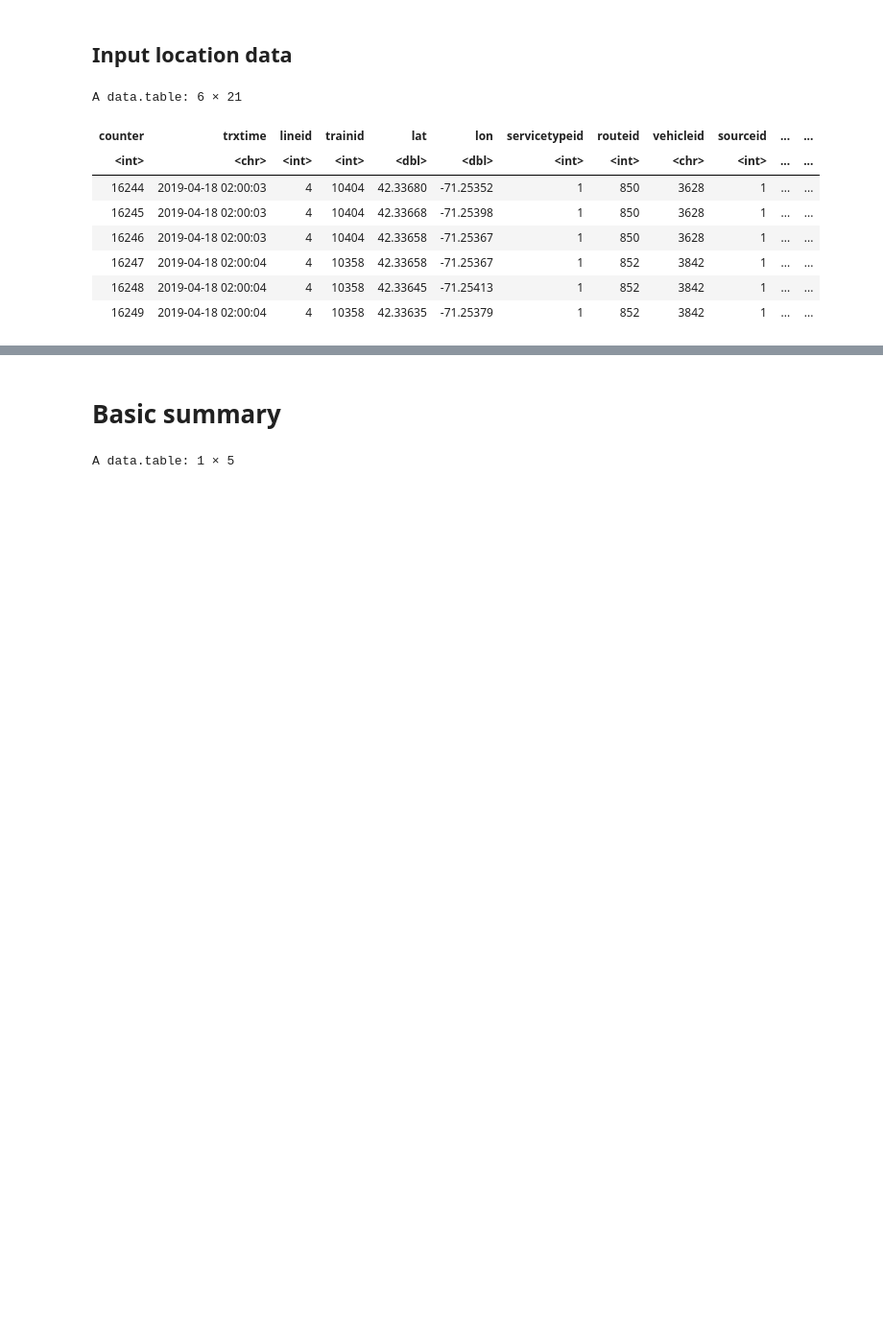
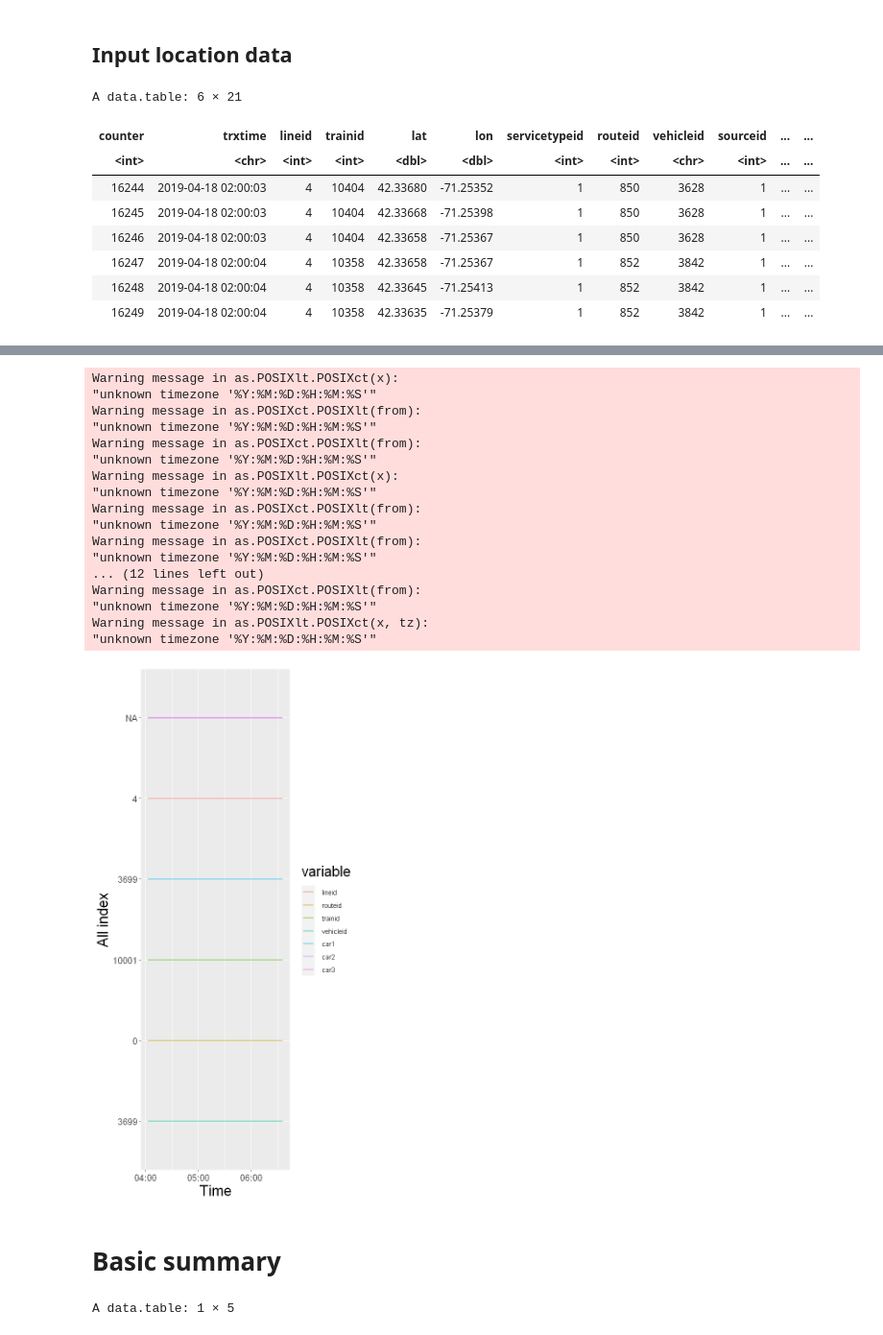
Before and after one commit to narslab/treem, a Jupyter notebook: bin/jupyter/vehicle-trajectory-computation.ipynb, the cells around one changed output, grey strips where cells are left out. Shown at 96% size. Saved outputs shown, nothing was run; the diff lists cells and outputs as text; code cells hidden in the pictures; blank space fills up the shorter version.

Commit message:
update train trajectory plot

```diff
--- a/bin/jupyter/vehicle-trajectory-computation.ipynb
+++ b/bin/jupyter/vehicle-trajectory-computation.ipynb
@@ -86,0 +196,2 @@ A data.table: 6 × 16
+# %%
+df_melt$time = as.POSIXct(df_melt$trxtime,"%Y:%M:%D:%H:%M:%S")
@@ -86,0 +207,25 @@ A data.table: 6 × 16
+# %%
+
+ggplot(df_melt) +
+    geom_line(aes(x = time, y = value,color = variable ),size = 1,alpha = 0.4) +
+    theme(axis.text=element_text(size = 12),axis.title.x = element_text(size = 20),axis.title.y = element_text(size = 20),title= element_text(size = 20))+
+    labs(y = "All index", x = "Time")
+# %% [output]
+Warning message in as.POSIXlt.POSIXct(x):
+"unknown timezone '%Y:%M:%D:%H:%M:%S'"
+Warning message in as.POSIXct.POSIXlt(from):
+"unknown timezone '%Y:%M:%D:%H:%M:%S'"
+Warning message in as.POSIXct.POSIXlt(from):
+"unknown timezone '%Y:%M:%D:%H:%M:%S'"
+Warning message in as.POSIXlt.POSIXct(x):
+"unknown timezone '%Y:%M:%D:%H:%M:%S'"
+Warning message in as.POSIXct.POSIXlt(from):
+"unknown timezone '%Y:%M:%D:%H:%M:%S'"
+Warning message in as.POSIXct.POSIXlt(from):
+"unknown timezone '%Y:%M:%D:%H:%M:%S'"
+... (12 lines left out)
+Warning message in as.POSIXct.POSIXlt(from):
+"unknown timezone '%Y:%M:%D:%H:%M:%S'"
+Warning message in as.POSIXlt.POSIXct(x, tz):
+"unknown timezone '%Y:%M:%D:%H:%M:%S'"
+[figure, added]
```
Also changed, not shown: parts of 12 cells of this notebook.
